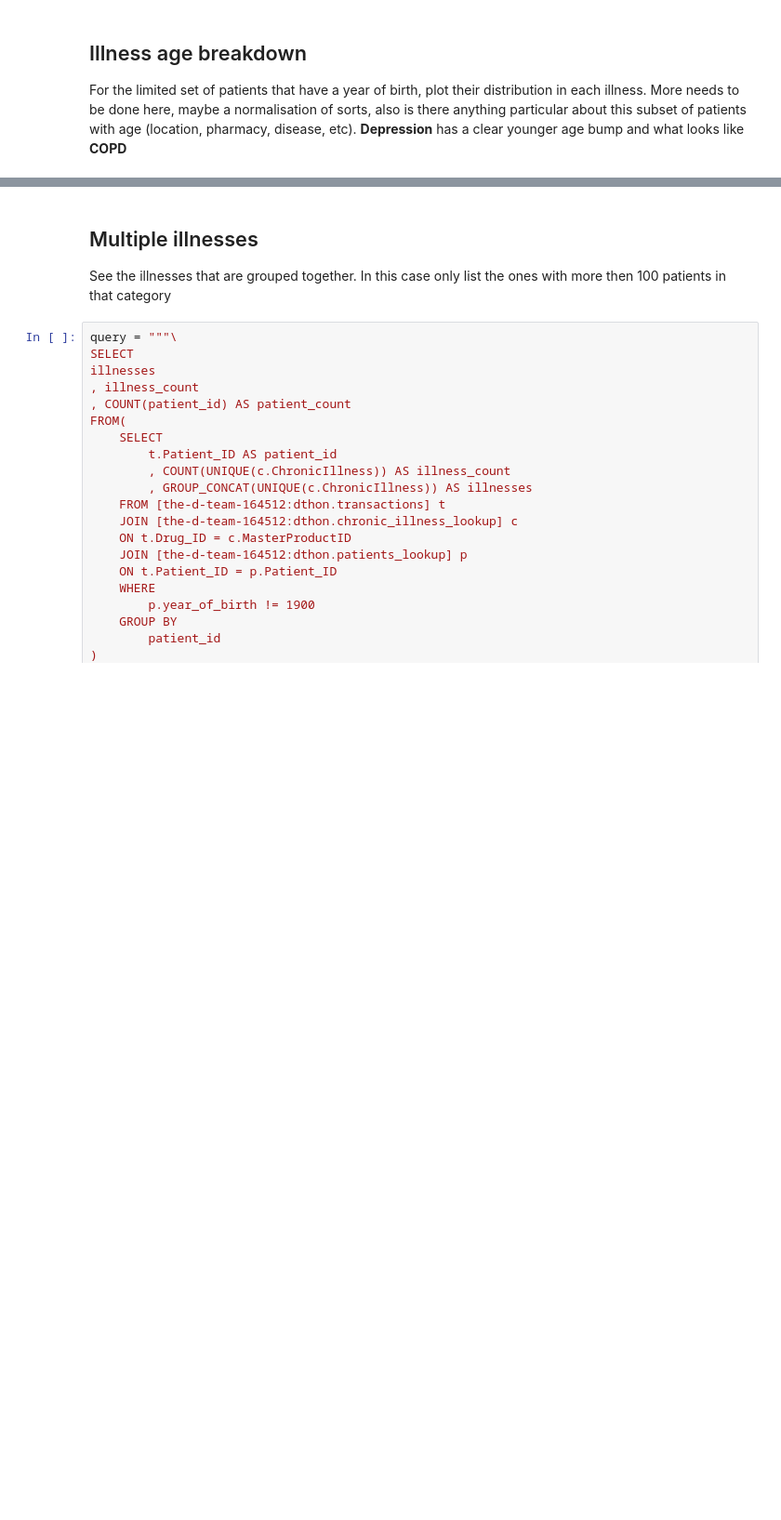
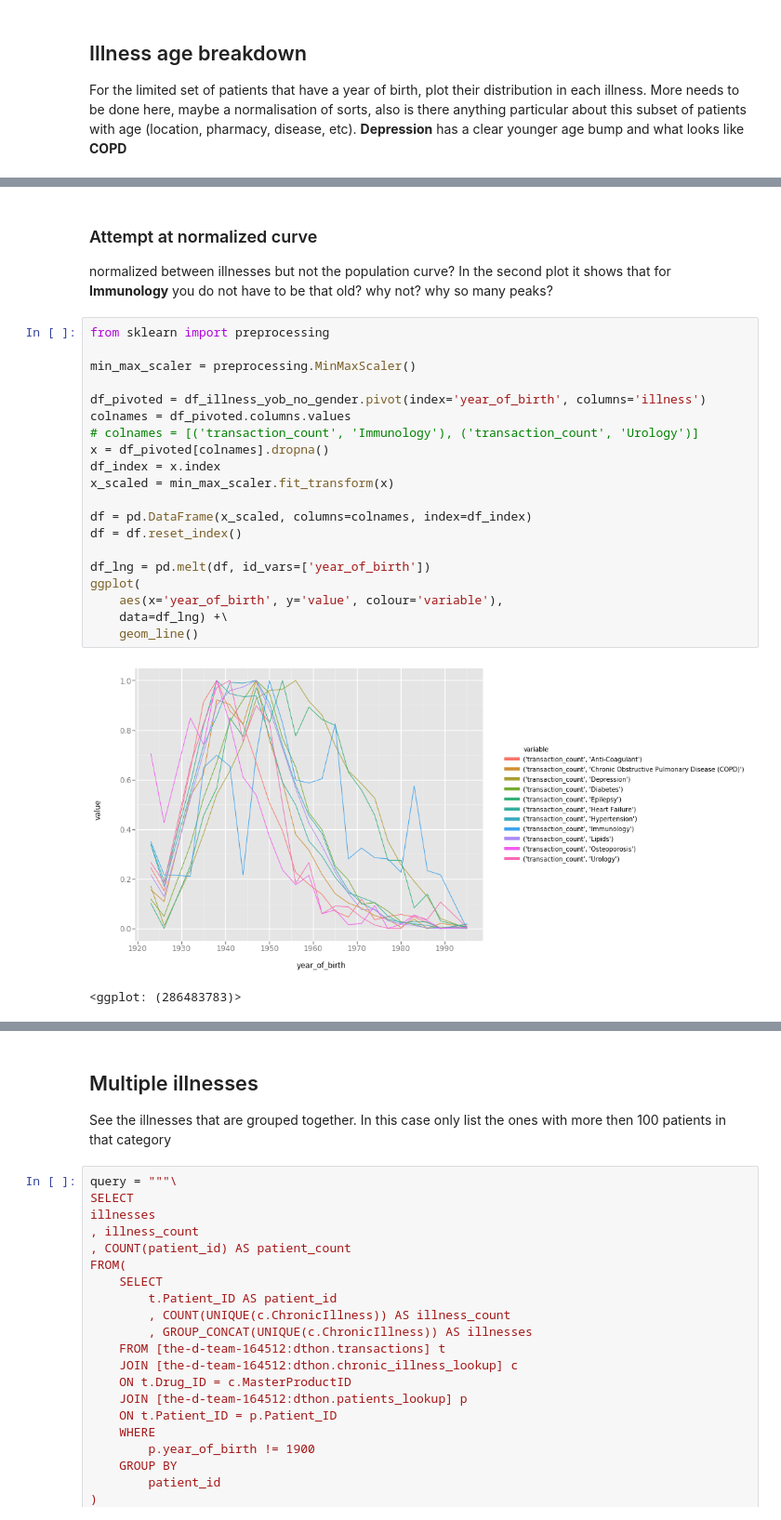
Before and after one commit to saramic/the-d-team, a Jupyter notebook: analysis/Illness_overview.ipynb, the cells around one changed output, grey strips where cells are left out. Shown: that part at 93% size. Saved outputs shown, nothing was run; the diff lists cells and outputs as text; blank space fills up the shorter version.

Commit message:
illness normalization for patients with age, illness and distance

```diff
--- a/analysis/Illness_overview.ipynb
+++ b/analysis/Illness_overview.ipynb
@@ -88,0 +89,26 @@ ggplot(
+# %% [markdown]
+### Attempt at normalized curve
+normalized between illnesses but not the population curve? In the second plot it shows that for **Immunology** you do not have to be that old? why not? why so many peaks?
+# %%
+from sklearn import preprocessing
+
+min_max_scaler = preprocessing.MinMaxScaler()
+
+df_pivoted = df_illness_yob_no_gender.pivot(index='year_of_birth', columns='illness')
+colnames = df_pivoted.columns.values
+# colnames = [('transaction_count', 'Immunology'), ('transaction_count', 'Urology')]
+x = df_pivoted[colnames].dropna()
+df_index = x.index
+x_scaled = min_max_scaler.fit_transform(x)
+
+df = pd.DataFrame(x_scaled, columns=colnames, index=df_index)
+df = df.reset_index()
+
+df_lng = pd.melt(df, id_vars=['year_of_birth'])
+ggplot(
+    aes(x='year_of_birth', y='value', colour='variable'),
+    data=df_lng) +\
+    geom_line()
+# %% [output]
+[figure, added]
+<ggplot: (286483783)>
```
Also changed, not shown: parts of 4 cells of this notebook, 1 other file.
